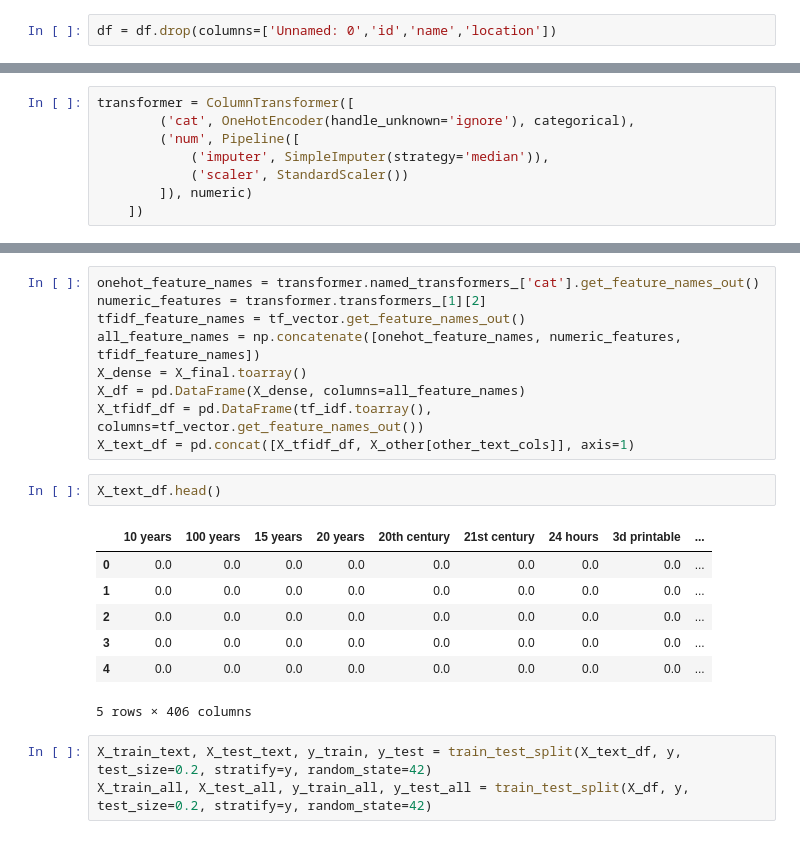
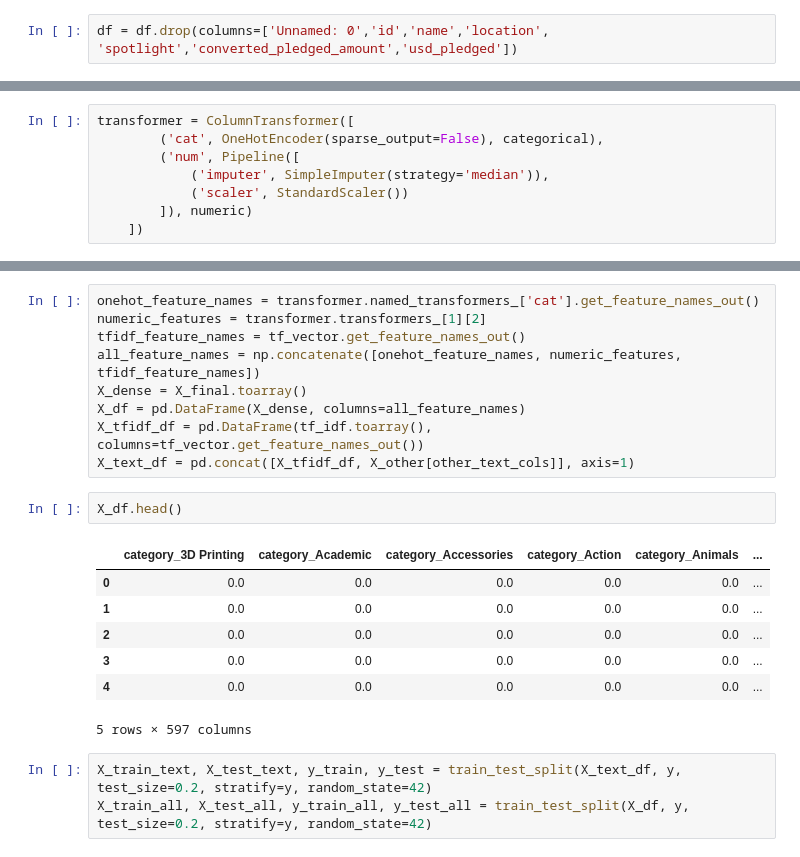
Before and after one commit to adityam23/explainable-crowdfunding-ml, a Jupyter notebook: Explanations.ipynb, the cells around one changed output, grey strips where cells are left out. Cells and saved outputs as stored; diff of their text form.

```diff
--- a/Explanations.ipynb
+++ b/Explanations.ipynb
@@ -71,7 +73,7 @@ Name: count, dtype: int64
 # %%
 df["blurb"] = df["blurb"].astype(str)
 # %%
-df = df.drop(columns=['Unnamed: 0','id','name','location'])
+df = df.drop(columns=['Unnamed: 0','id','name','location', 'spotlight','converted_pledged_amount','usd_pledged'])
 # %%
 df_sampled = df.sample(n=10000, random_state=42).reset_index(drop=True)
 # %%
@@ -140,7 +144,7 @@ numeric = X_other.select_dtypes(include=['int64', 'float64', 'bool']).columns.to
 other_text_cols = ['blurb_wc', 'dale_chall', 'flesch_kincaid', 'smog', 'gun_fog', 'camp_len']
 # %%
 transformer = ColumnTransformer([
-        ('cat', OneHotEncoder(handle_unknown='ignore'), categorical),
+        ('cat', OneHotEncoder(sparse_output=False), categorical),
         ('num', Pipeline([
             ('imputer', SimpleImputer(strategy='median')),
             ('scaler', StandardScaler())
@@ -161,15 +165,15 @@ X_df = pd.DataFrame(X_dense, columns=all_feature_names)
 X_tfidf_df = pd.DataFrame(tf_idf.toarray(), columns=tf_vector.get_feature_names_out())
 X_text_df = pd.concat([X_tfidf_df, X_other[other_text_cols]], axis=1)
 # %%
-X_text_df.head()
+X_df.head()
 # %% [output]
-|  | 10 years | 100 years | 15 years | 20 years | 20th century | 21st century | 24 hours | 3d printable | ... |
-| 0 | 0.0 | 0.0 | 0.0 | 0.0 | 0.0 | 0.0 | 0.0 | 0.0 | ... |
-| 1 | 0.0 | 0.0 | 0.0 | 0.0 | 0.0 | 0.0 | 0.0 | 0.0 | ... |
-| 2 | 0.0 | 0.0 | 0.0 | 0.0 | 0.0 | 0.0 | 0.0 | 0.0 | ... |
-| 3 | 0.0 | 0.0 | 0.0 | 0.0 | 0.0 | 0.0 | 0.0 | 0.0 | ... |
-| 4 | 0.0 | 0.0 | 0.0 | 0.0 | 0.0 | 0.0 | 0.0 | 0.0 | ... |
+|  | category_3D Printing | category_Academic | category_Accessories | category_Action | category_Animals | ... |
+| 0 | 0.0 | 0.0 | 0.0 | 0.0 | 0.0 | ... |
+| 1 | 0.0 | 0.0 | 0.0 | 0.0 | 0.0 | ... |
+| 2 | 0.0 | 0.0 | 0.0 | 0.0 | 0.0 | ... |
+| 3 | 0.0 | 0.0 | 0.0 | 0.0 | 0.0 | ... |
+| 4 | 0.0 | 0.0 | 0.0 | 0.0 | 0.0 | ... |
-5 rows × 406 columns
+5 rows × 597 columns
 # %%
 X_train_text, X_test_text, y_train, y_test = train_test_split(X_text_df, y, test_size=0.2, stratify=y, random_state=42)
 X_train_all, X_test_all, y_train_all, y_test_all = train_test_split(X_df, y, test_size=0.2, stratify=y, random_state=42)
```
Also changed, not shown: parts of 15 cells of this notebook.
